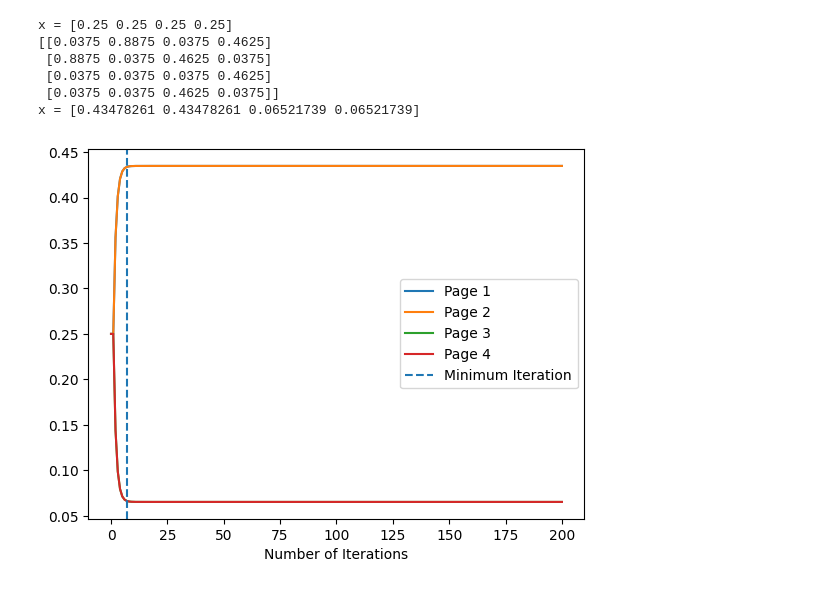
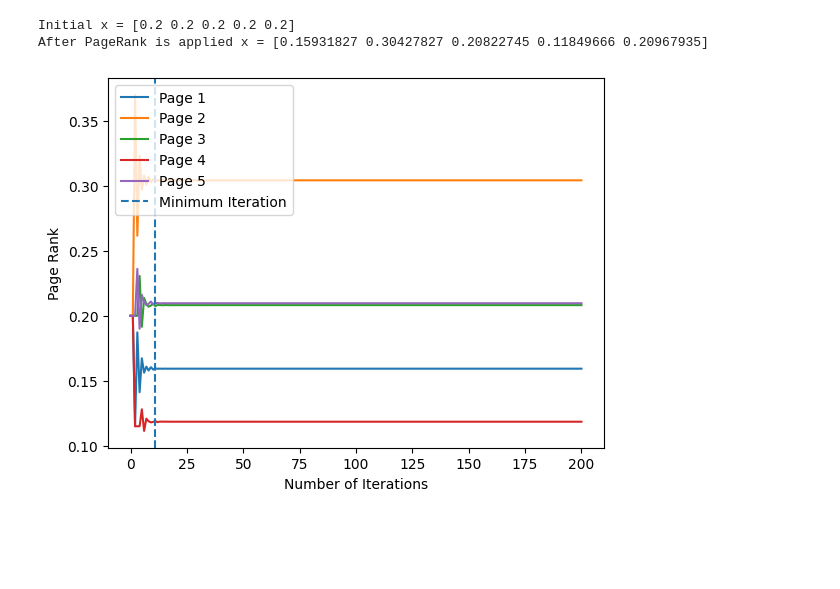
Before and after one commit to mariya0900/PageRank-Algorithm, a Jupyter notebook: pageRank.ipynb, the cells around one changed output. Saved outputs shown, nothing was run; the diff lists cells and outputs as text; code cells hidden in the pictures; blank space fills up the shorter version.

Commit message:
Added labels for the plot and fixed some bugs

```diff
--- a/pageRank.ipynb
+++ b/pageRank.ipynb
@@ -39,39 +50,37 @@ def eigenSolver(P:np.array)->np.array:
 
     return dominant_vector
 # %%
+# a function to plot the pageRank evolution
 def plot(rank:np.array, numNodes:int, min_iter:int):
-    numIteration = len(rank[0])
+    numIteration = len(rank[0]) # get the number of iterations performed
+
+    # loop through number of pages and for each plot a line
     for i in range(numNodes):
         plt.plot(range(numIteration), rank[i], label = f"Page {i+1}")
+
+    # plot a vertical line to show minimum iteration on the plot
     plt.axvline(x=min_iter, linestyle='--', label='Minimum Iteration')
-    plt.legend()
-    plt.xlabel("Number of Iterations")
-    plt.ylabel("")
+    plt.legend()    # turn on the legend
+    plt.xlabel("Number of Iterations")  # Change x label
+    plt.ylabel("Page Rank")  # Change y label
     plt.show()
 # %%
-x = init(4)
-# P = np.array(((0, 0.5, 0, 0, 0), (1, 0, 0.5, 0.5, 0), (0, 0, 0, 0, 1), (0, 0, 0.5, 0, 0),
-#               (0, 0.5, 0, 0.5, 0)))
-P = np.array(((0.0, 1.0, 0.0, 0.0), (1.0 , 0.0, 0.0, 0.0), (0.0, 0.5, 0.0, 0.5), (0.5, 0, 0.5, 0)))
-print(f"x = {x}")
+numPages = 5
+x = init(numPages)
+
+P = np.array(((0, 0.5, 0, 0, 0), (1, 0, 0.5, 0.5, 0), (0, 0, 0, 0, 1), (0, 0, 0.5, 0, 0),
+              (0, 0.5, 0, 0.5, 0)))
+#P = np.array(((0.0, 1.0, 0.0, 0.0), (1.0 , 0.0, 0.0, 0.0), (0.0, 0.5, 0.0, 0.5), (0.5, 0, 0.5, 0)))
+
+print(f"Initial x = {x}")
+
 # print(f"P = \n{P}")
-x, min_iter, rank = bruteForce(x, P.T, 0.001, damp=True, alpha=0.15)
-print(f"x = {x}")
-# print(len(iteration))
-# temp = np.linalg.eig(P.T)
-# print(temp[0].real)
-# print(min_iter)
-# print(len(rank[0]))
-# v = eigenSolver(P)
-# print(f"v = {v}")
+x, min_iter, rank = bruteForce(x, P, 0.001, damp=True, alpha=0.15)
+print(f"After PageRank is applied x = {x}")
 # %% [output]
-x = [0.25 0.25 0.25 0.25]
-[[0.0375 0.8875 0.0375 0.4625]
- [0.8875 0.0375 0.4625 0.0375]
- [0.0375 0.0375 0.0375 0.4625]
- [0.0375 0.0375 0.4625 0.0375]]
-x = [0.43478261 0.43478261 0.06521739 0.06521739]
+Initial x = [0.2 0.2 0.2 0.2 0.2]
+After PageRank is applied x = [0.15931827 0.30427827 0.20822745 0.11849666 0.20967935]
 # %%
-plot(rank, 4, min_iter=min_iter)
+plot(rank, numPages, min_iter=min_iter)
 # %% [output]
-[figure, old version]
+[figure, new version]
```
Also changed, not shown: parts of 2 cells of this notebook.
